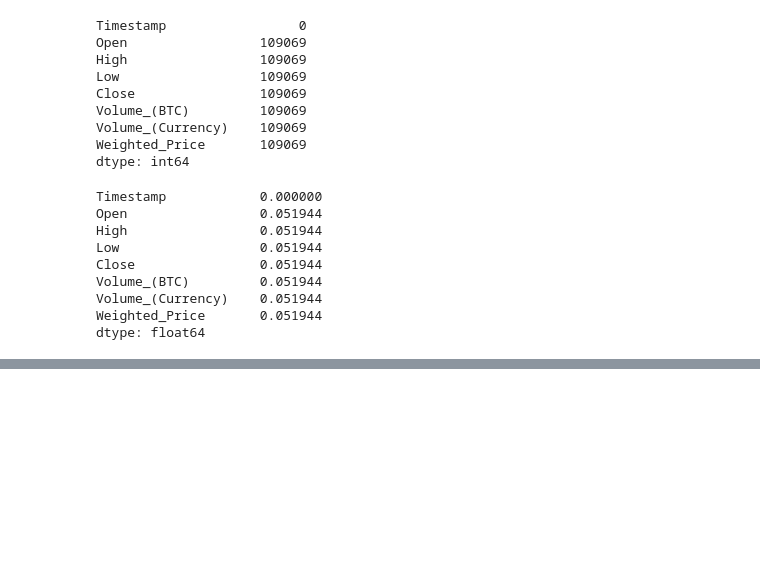
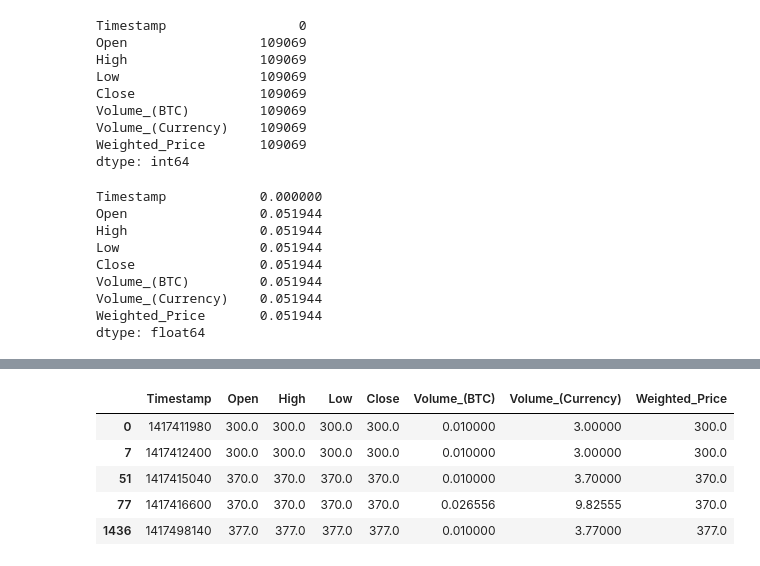
Before and after one commit to Telladium/bitcoin-analytics, a Jupyter notebook: 4. Main.ipynb, the cells around one changed output, grey strips where cells are left out. Saved outputs shown, nothing was run; the diff lists cells and outputs as text; code cells hidden in the pictures; blank space fills up the shorter version.

```diff
--- a/4. Main.ipynb
+++ b/4. Main.ipynb
@@ -101,0 +101,11 @@ btc.head()
+# %%
+#В таблице много неизвестных значений Nan, удалим их
+btc.dropna(inplace=True)
+btc.head()
+# %% [output]
+|  | Timestamp | Open | High | Low | Close | Volume_(BTC) | Volume_(Currency) | Weighted_Price |
+| 0 | 1417411980 | 300.0 | 300.0 | 300.0 | 300.0 | 0.010000 | 3.00000 | 300.0 |
+| 7 | 1417412400 | 300.0 | 300.0 | 300.0 | 300.0 | 0.010000 | 3.00000 | 300.0 |
+| 51 | 1417415040 | 370.0 | 370.0 | 370.0 | 370.0 | 0.010000 | 3.70000 | 370.0 |
+| 77 | 1417416600 | 370.0 | 370.0 | 370.0 | 370.0 | 0.026556 | 9.82555 | 370.0 |
+| 1436 | 1417498140 | 377.0 | 377.0 | 377.0 | 377.0 | 0.010000 | 3.77000 | 377.0 |
```
Also changed, not shown: parts of 15 cells of this notebook, 1 other file.
